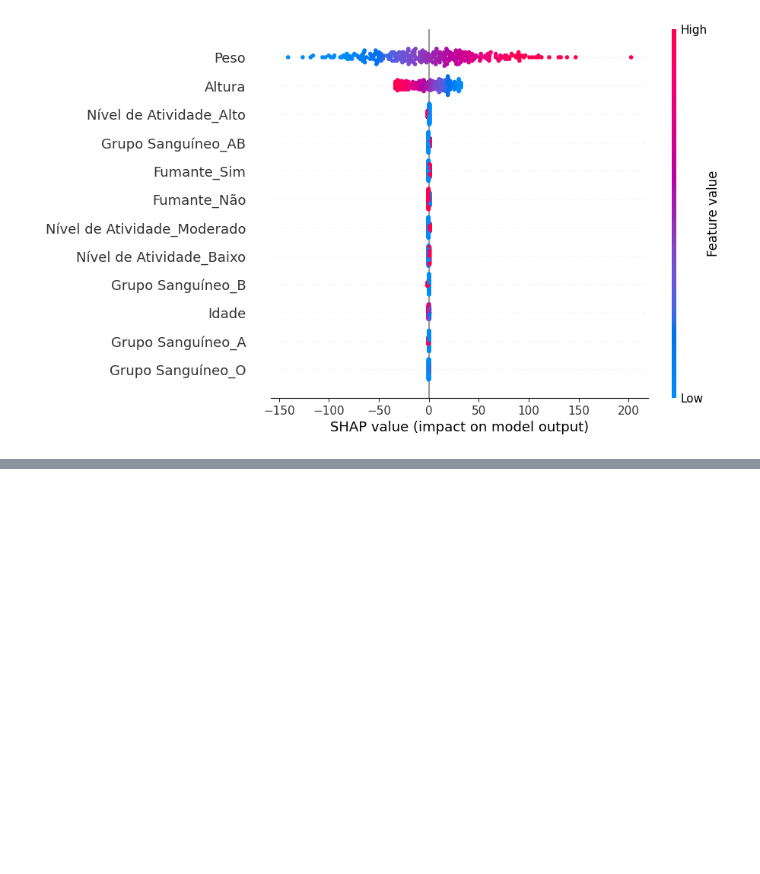
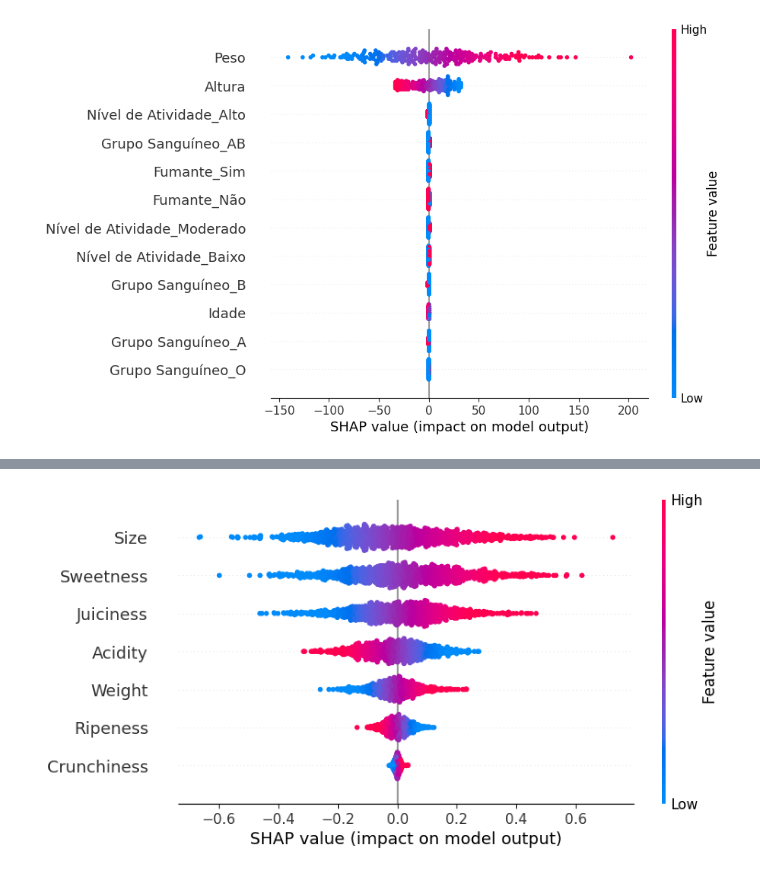
Before and after one commit to angelomedeiros/formacao-ia-supervisionado-complemento, a Jupyter notebook: shapley.ipynb, the cells around one changed output, grey strips where cells are left out. Saved outputs shown, nothing was run; the diff lists cells and outputs as text; code cells hidden in the pictures; blank space fills up the shorter version.

```diff
--- a/shapley.ipynb
+++ b/shapley.ipynb
@@ -141,0 +233,5 @@ shap.plots.beeswarm(shap_values_reg, max_display=13)
+# %%
+# Plot de beeswarm geral
+shap.plots.beeswarm(shap_values_cls, max_display=13)
+# %% [output]
+[figure, added]
```
Also changed, not shown: parts of 16 cells of this notebook.
